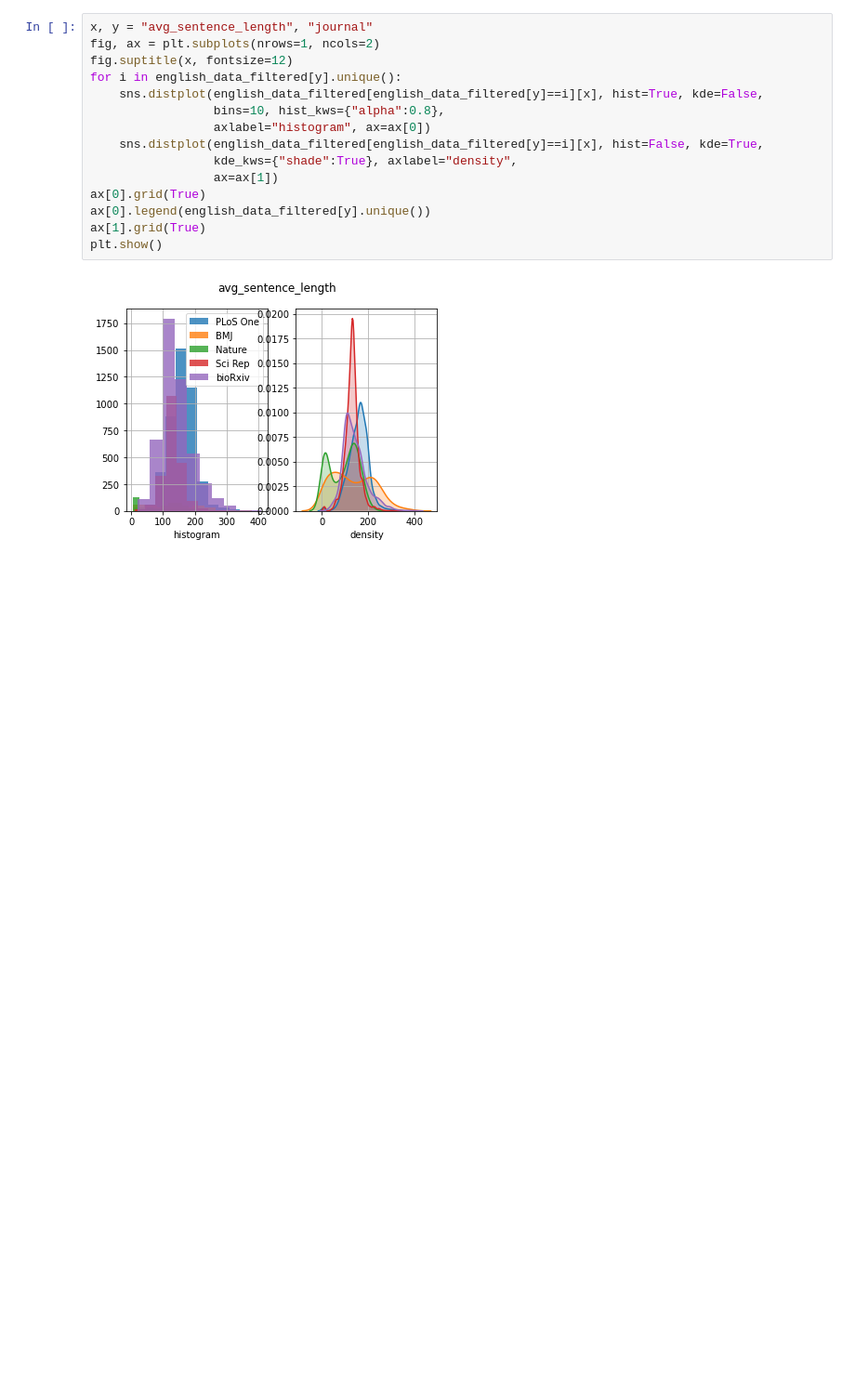
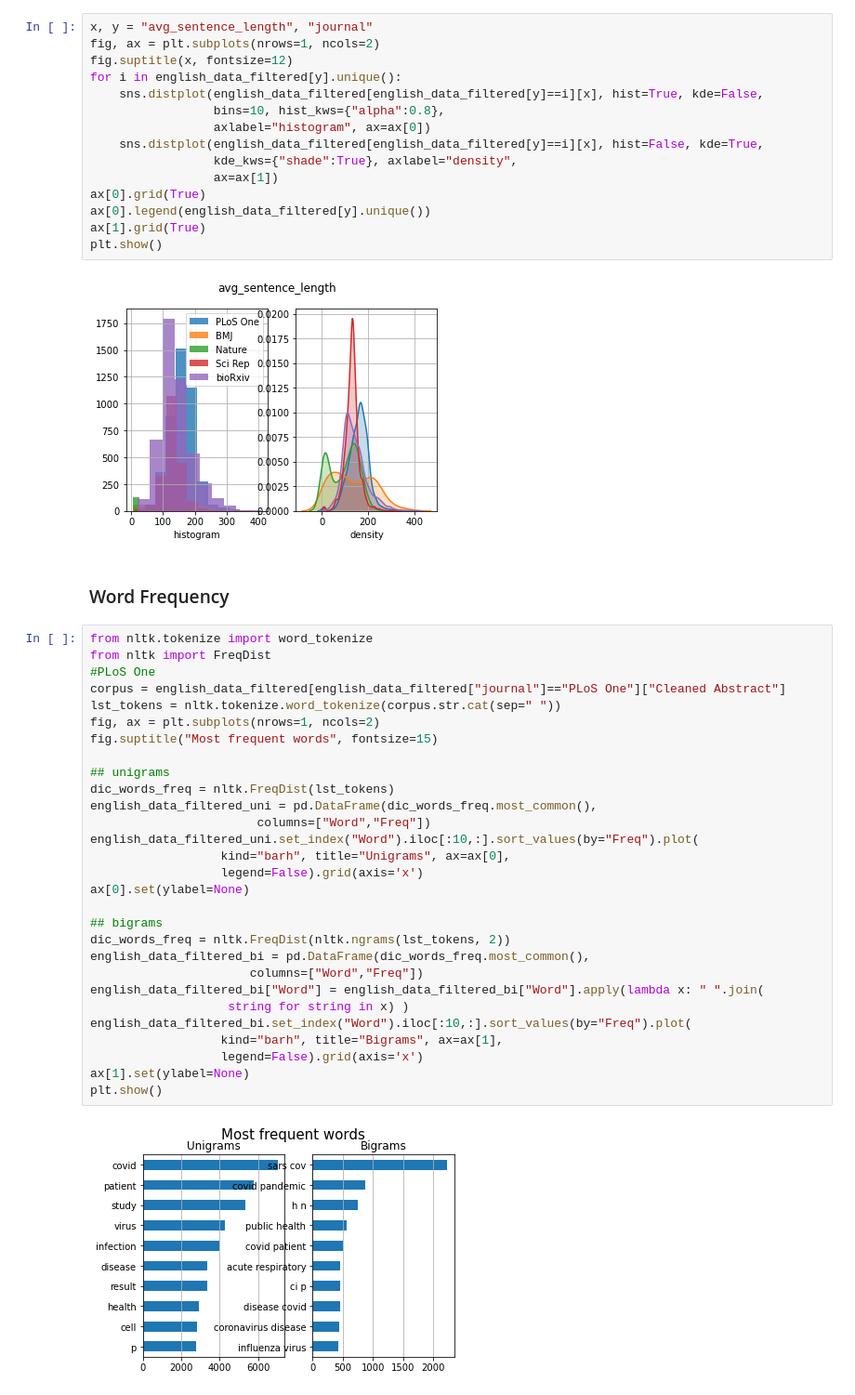
Before and after one commit to janubangalore/COVID-19-Journal-Decision-Using-ML, a Jupyter notebook: COVID -19 Journal Decision using ML.ipynb, the cells around one changed output. Shown at 93% size. Saved outputs shown, nothing was run; the diff lists cells and outputs as text; blank space fills up the shorter version.

Commit message:
Word Frequency Done

```diff
--- a/COVID -19 Journal Decision using ML.ipynb
+++ b/COVID -19 Journal Decision using ML.ipynb
@@ -488,3 +504,36 @@ ax[1].grid(True)
 plt.show()
 # %% [output]
 [figure]
+# %% [markdown]
+### Word Frequency
+# %%
+from nltk.tokenize import word_tokenize
+from nltk import FreqDist
+#PLoS One
+corpus = english_data_filtered[english_data_filtered["journal"]=="PLoS One"]["Cleaned Abstract"]
+lst_tokens = nltk.tokenize.word_tokenize(corpus.str.cat(sep=" "))
+fig, ax = plt.subplots(nrows=1, ncols=2)
+fig.suptitle("Most frequent words", fontsize=15)
+
+## unigrams
+dic_words_freq = nltk.FreqDist(lst_tokens)
+english_data_filtered_uni = pd.DataFrame(dic_words_freq.most_common(),
+                       columns=["Word","Freq"])
+english_data_filtered_uni.set_index("Word").iloc[:10,:].sort_values(by="Freq").plot(
+                  kind="barh", title="Unigrams", ax=ax[0],
+                  legend=False).grid(axis='x')
+ax[0].set(ylabel=None)
+
+## bigrams
+dic_words_freq = nltk.FreqDist(nltk.ngrams(lst_tokens, 2))
+english_data_filtered_bi = pd.DataFrame(dic_words_freq.most_common(),
+                      columns=["Word","Freq"])
+english_data_filtered_bi["Word"] = english_data_filtered_bi["Word"].apply(lambda x: " ".join(
+                   string for string in x) )
+english_data_filtered_bi.set_index("Word").iloc[:10,:].sort_values(by="Freq").plot(
+                  kind="barh", title="Bigrams", ax=ax[1],
+                  legend=False).grid(axis='x')
+ax[1].set(ylabel=None)
+plt.show()
+# %% [output]
+[figure, added]
```
Also changed, not shown: parts of 11 cells of this notebook, 1 other file.
